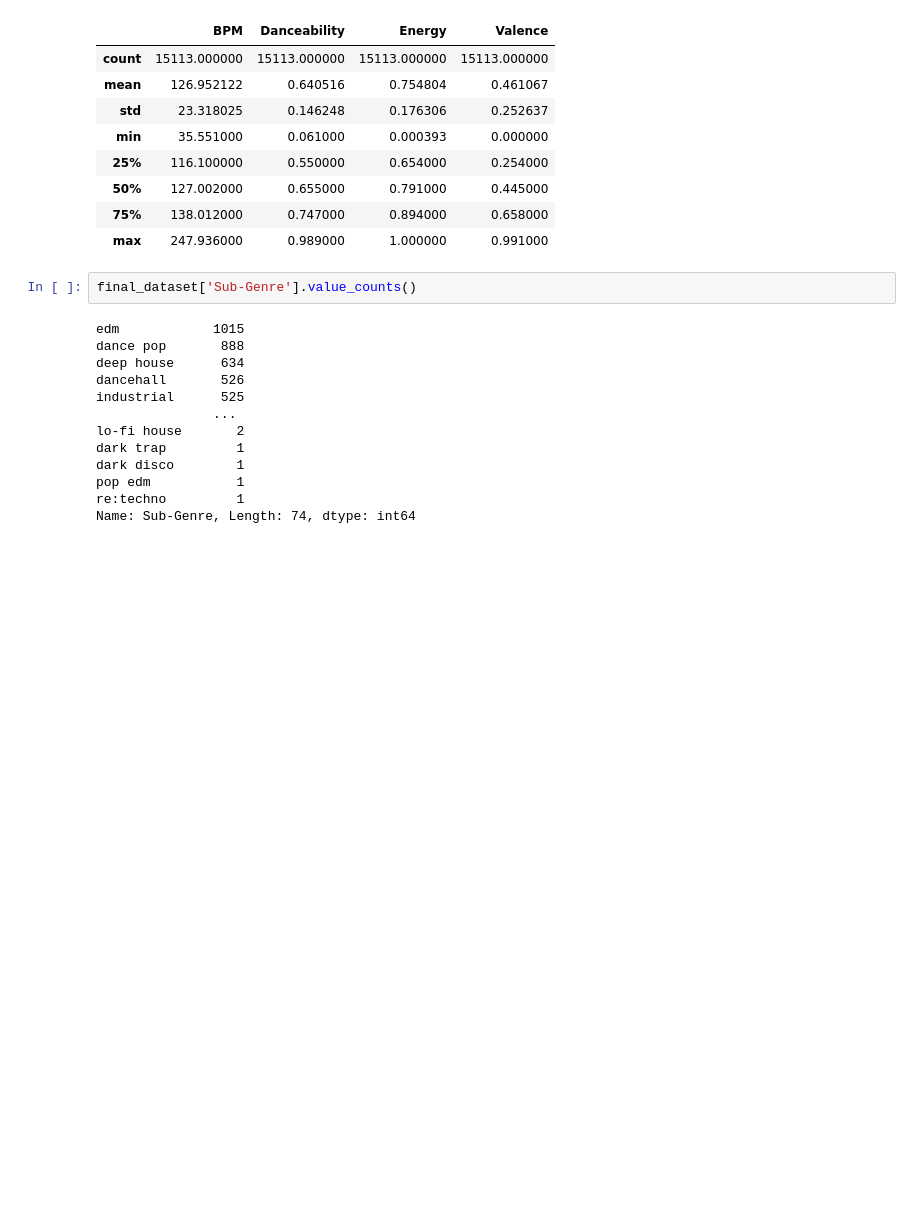
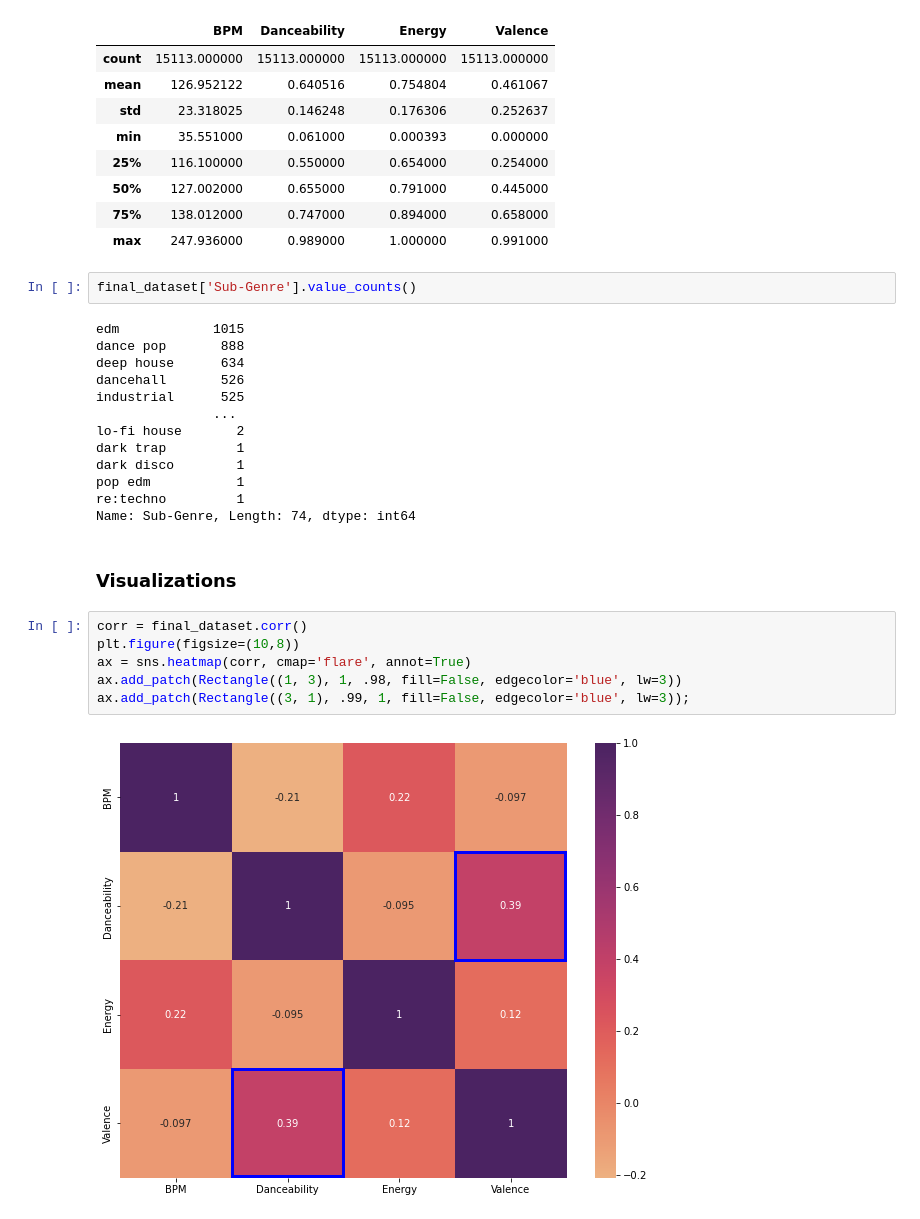
Before and after one commit to modernmediagrp/spotify-recommendation-system, a Jupyter notebook: main_notebook.ipynb, the cells around one changed output. Saved outputs shown, nothing was run; the diff lists cells and outputs as text; blank space fills up the shorter version.

```diff
--- a/main_notebook.ipynb
+++ b/main_notebook.ipynb
@@ -824,3 +869,13 @@ dark disco        1
 pop edm           1
 re:techno         1
 Name: Sub-Genre, Length: 74, dtype: int64
+# %% [markdown]
+### Visualizations
+# %%
+corr = final_dataset.corr()
+plt.figure(figsize=(10,8))
+ax = sns.heatmap(corr, cmap='flare', annot=True)
+ax.add_patch(Rectangle((1, 3), 1, .98, fill=False, edgecolor='blue', lw=3))
+ax.add_patch(Rectangle((3, 1), .99, 1, fill=False, edgecolor='blue', lw=3));
+# %% [output]
+[figure, added]
```
Also changed, not shown: parts of 10 cells of this notebook.
